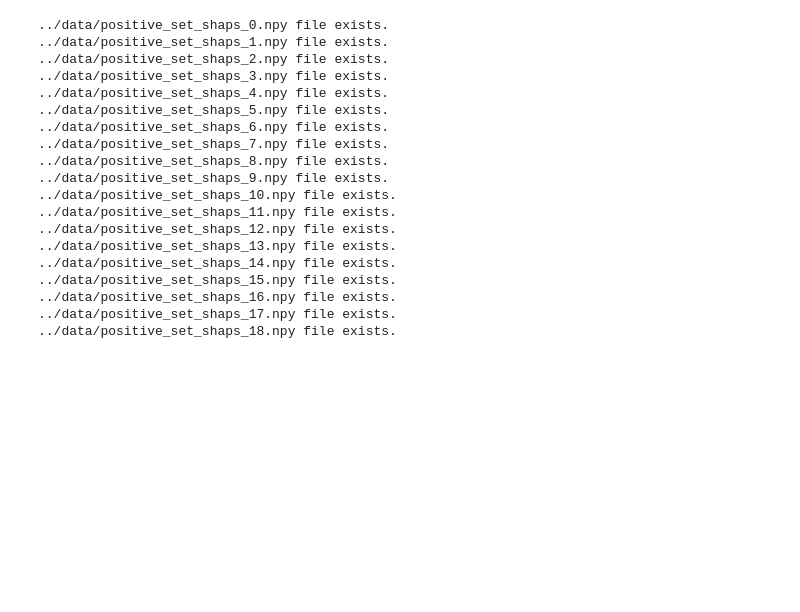
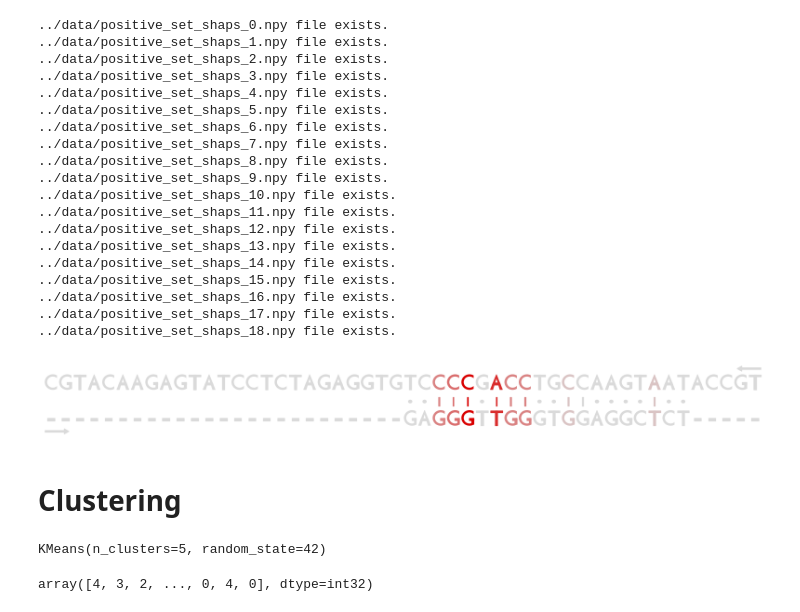
Before and after one commit to katarinagresova/DeepExperiment, a Jupyter notebook: experiments/Helwak2013_miRBind_interpretation_clustering.ipynb, the cells around one changed output. Cells and saved outputs as stored; diff of their text form; code cells hidden in the pictures; blank space fills up the shorter version.

Commit message:
computing clusters

```diff
--- a/experiments/Helwak2013_miRBind_interpretation_clustering.ipynb
+++ b/experiments/Helwak2013_miRBind_interpretation_clustering.ipynb
@@ -68,3 +68,21 @@ for i in range((len(data) // 1000) + 1):
 ../data/positive_set_shaps_16.npy file exists.
 ../data/positive_set_shaps_17.npy file exists.
 ../data/positive_set_shaps_18.npy file exists.
+# %%
+from deepexperiment.alignment import Attrament
+
+attrament = Attrament()
+align_x, align_s, align_y = [], [], []
+for index, attr in enumerate(shaps):
+    x, s, y = attrament(samples.iloc[index]['gene'], samples.iloc[index]['miRNA'][::-1], attr)
+    align_x.append(x)
+    align_s.append(s)
+    align_y.append(y)
+# %%
+from deepexperiment.visualization import plot_alignment
+
+plot_alignment(align_x[2], align_s[2], align_y[2])
+# %% [output]
+[figure, added]
+# %% [markdown]
+# Clustering
@@ -70,0 +99,13 @@ for i in range((len(data) // 1000) + 1):
+# %%
+from sklearn.cluster import KMeans
+
+N_CLUSTERS=5
+kmeans = KMeans(n_clusters=N_CLUSTERS, random_state=42)
+kmeans.fit(miRNA_s)
+# %% [output]
+KMeans(n_clusters=5, random_state=42)
+# %%
+labels = kmeans.labels_
+labels
+# %% [output]
+array([4, 3, 2, ..., 0, 4, 0], dtype=int32)
```
Also changed, not shown: parts of 5 cells of this notebook.
